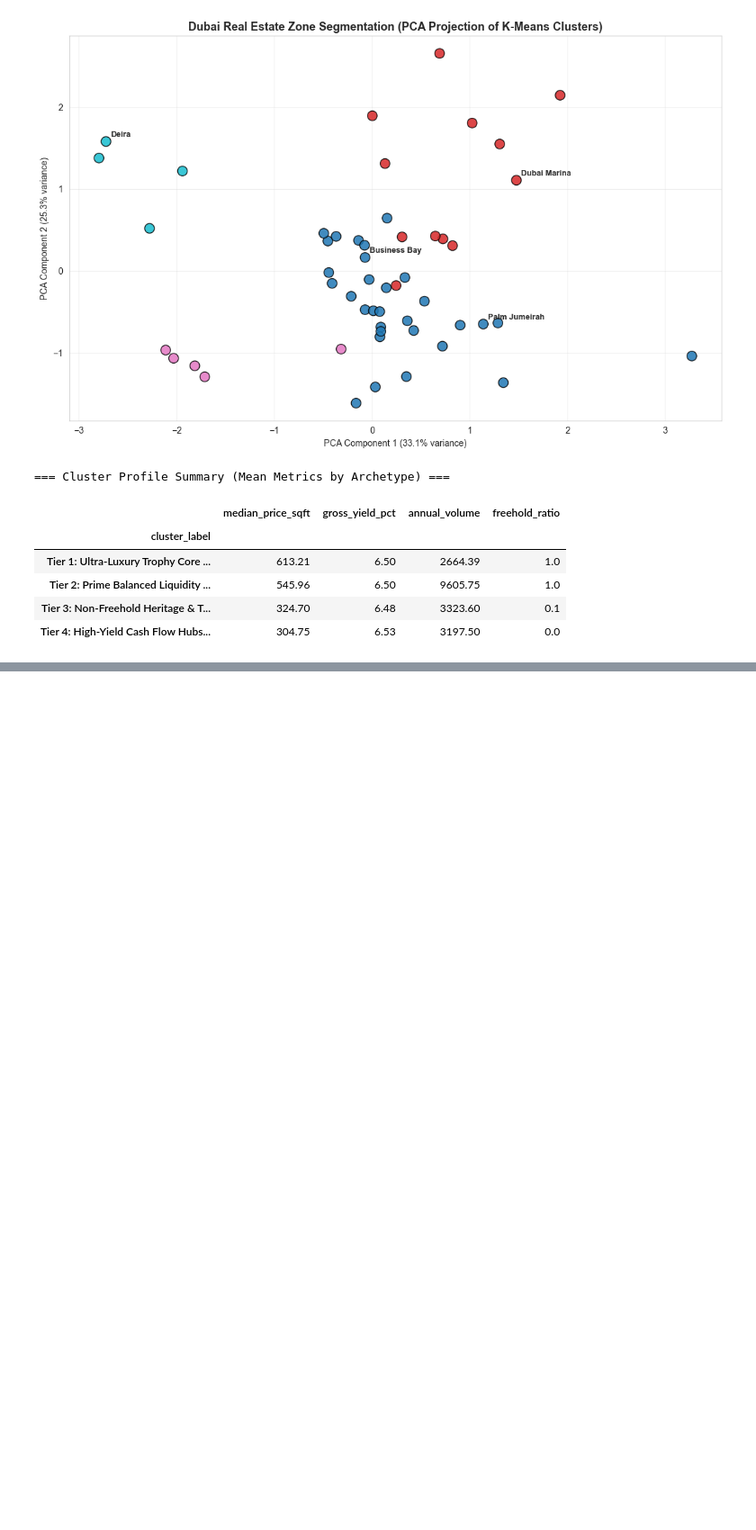
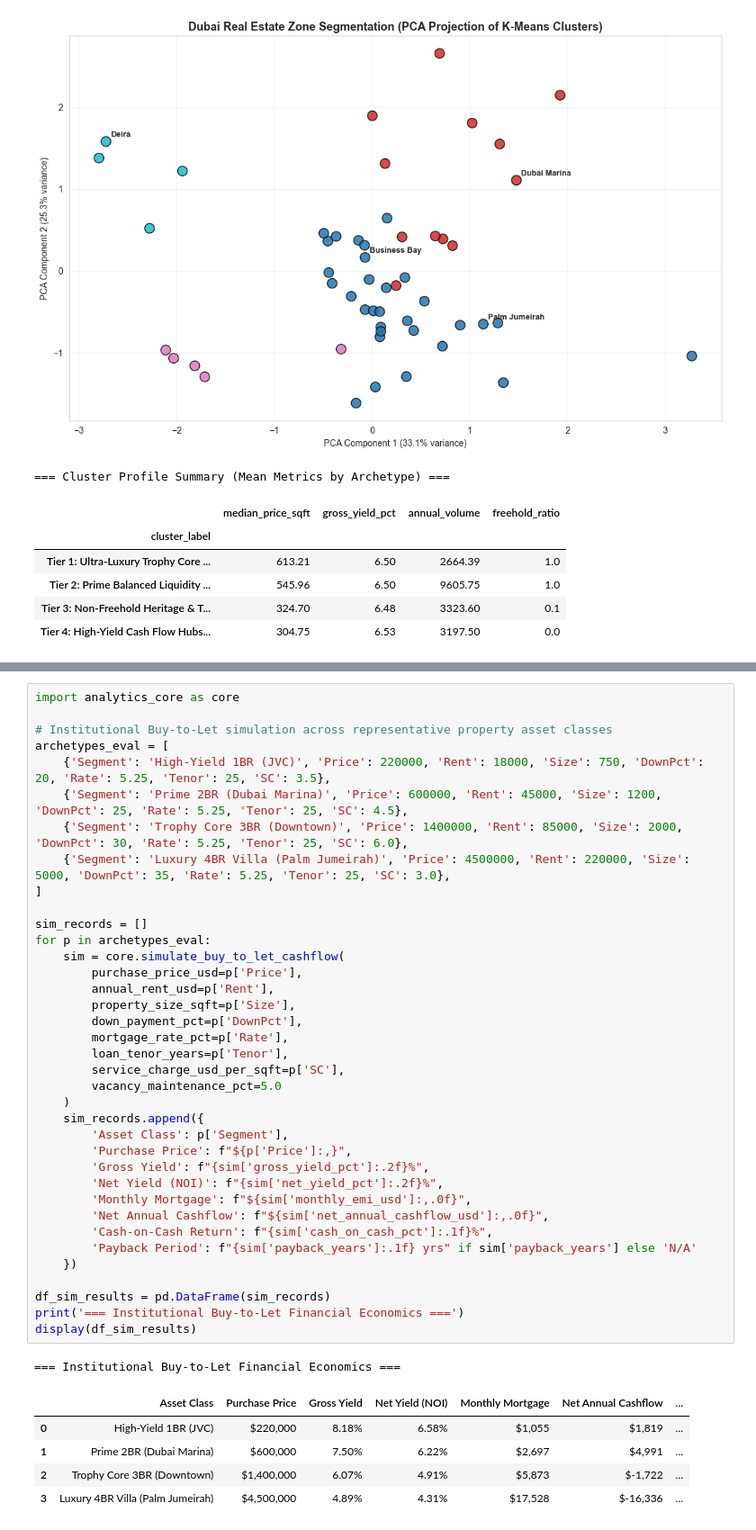
Before and after one commit to fathirrizkifadillah/Dubai-Real-Estate-2020---2026-, a Jupyter notebook: main.ipynb, the cells around one changed output, grey strips where cells are left out. Shown at 90% size. Drawn from its saved outputs; the diff is of its cells as text; blank space fills up the shorter version.

Commit message:
feat(ui/parity): complete UI/UX institutional redesign and bidirectional analytical parity

```diff
--- a/main.ipynb
+++ b/main.ipynb
@@ -1646,0 +1650,44 @@ District cluster taxonomy saved to models/zone_clusters.csv
+# %%
+import analytics_core as core
+
+# Institutional Buy-to-Let simulation across representative property asset classes
+archetypes_eval = [
+    {'Segment': 'High-Yield 1BR (JVC)', 'Price': 220000, 'Rent': 18000, 'Size': 750, 'DownPct': 20, 'Rate': 5.25, 'Tenor': 25, 'SC': 3.5},
+    {'Segment': 'Prime 2BR (Dubai Marina)', 'Price': 600000, 'Rent': 45000, 'Size': 1200, 'DownPct': 25, 'Rate': 5.25, 'Tenor': 25, 'SC': 4.5},
+    {'Segment': 'Trophy Core 3BR (Downtown)', 'Price': 1400000, 'Rent': 85000, 'Size': 2000, 'DownPct': 30, 'Rate': 5.25, 'Tenor': 25, 'SC': 6.0},
+    {'Segment': 'Luxury 4BR Villa (Palm Jumeirah)', 'Price': 4500000, 'Rent': 220000, 'Size': 5000, 'DownPct': 35, 'Rate': 5.25, 'Tenor': 25, 'SC': 3.0},
+]
+
+sim_records = []
+for p in archetypes_eval:
+    sim = core.simulate_buy_to_let_cashflow(
+        purchase_price_usd=p['Price'],
+        annual_rent_usd=p['Rent'],
+        property_size_sqft=p['Size'],
+        down_payment_pct=p['DownPct'],
+        mortgage_rate_pct=p['Rate'],
+        loan_tenor_years=p['Tenor'],
+        service_charge_usd_per_sqft=p['SC'],
+        vacancy_maintenance_pct=5.0
+    )
+    sim_records.append({
+        'Asset Class': p['Segment'],
+        'Purchase Price': f"${p['Price']:,}",
+        'Gross Yield': f"{sim['gross_yield_pct']:.2f}%",
+        'Net Yield (NOI)': f"{sim['net_yield_pct']:.2f}%",
+        'Monthly Mortgage': f"${sim['monthly_emi_usd']:,.0f}",
+        'Net Annual Cashflow': f"${sim['net_annual_cashflow_usd']:,.0f}",
+        'Cash-on-Cash Return': f"{sim['cash_on_cash_pct']:.1f}%",
+        'Payback Period': f"{sim['payback_years']:.1f} yrs" if sim['payback_years'] else 'N/A'
+    })
+
+df_sim_results = pd.DataFrame(sim_records)
+print('=== Institutional Buy-to-Let Financial Economics ===')
+display(df_sim_results)
+# %% [output]
+=== Institutional Buy-to-Let Financial Economics ===
+|  | Asset Class | Purchase Price | Gross Yield | Net Yield (NOI) | Monthly Mortgage | Net Annual Cashflow | ... |
+| 0 | High-Yield 1BR (JVC) | $220,000 | 8.18% | 6.58% | $1,055 | $1,819 | ... |
+| 1 | Prime 2BR (Dubai Marina) | $600,000 | 7.50% | 6.22% | $2,697 | $4,991 | ... |
+| 2 | Trophy Core 3BR (Downtown) | $1,400,000 | 6.07% | 4.91% | $5,873 | $-1,722 | ... |
+| 3 | Luxury 4BR Villa (Palm Jumeirah) | $4,500,000 | 4.89% | 4.31% | $17,528 | $-16,336 | ... |
```
Also changed, not shown: parts of 5 cells of this notebook, 6 other files.
